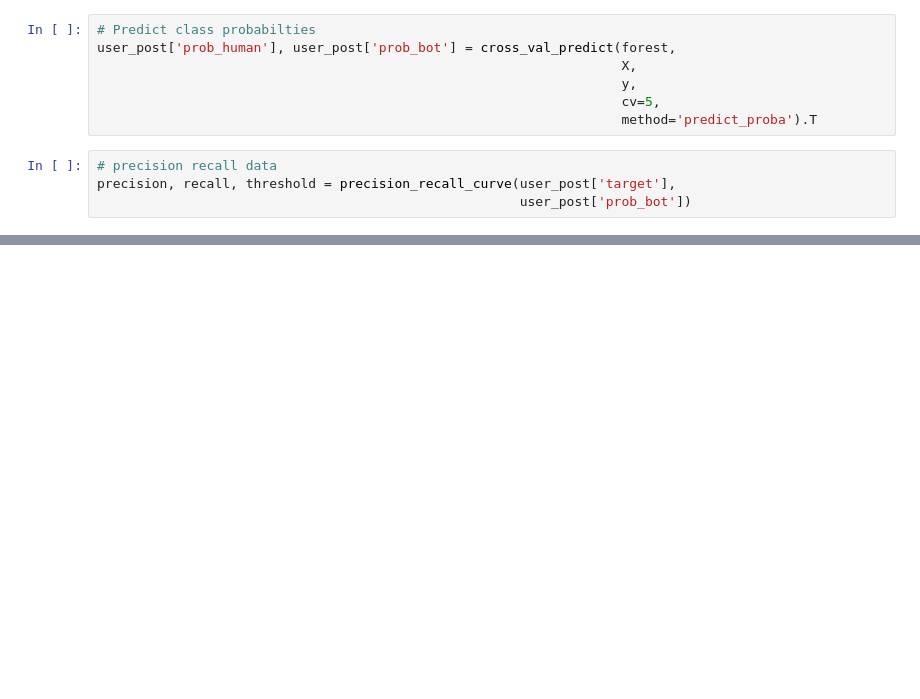
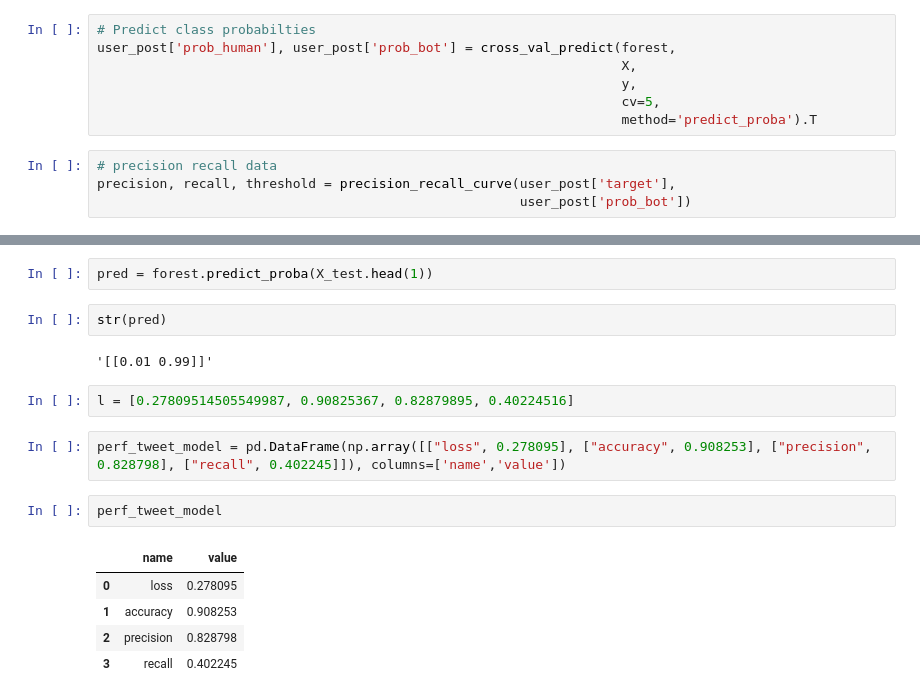
Before and after one commit to famagal/Twitter_bot_detection_713, a Jupyter notebook: notebooks/daniel_testing_notebook.ipynb, the cells around one changed output, grey strips where cells are left out. Cells and saved outputs as stored; diff of their text form; blank space fills up the shorter version.

```diff
--- a/notebooks/daniel_testing_notebook.ipynb
+++ b/notebooks/daniel_testing_notebook.ipynb
@@ -1090,0 +827,18 @@ Text(0.5, 0, 'recall')
+# %%
+pred = forest.predict_proba(X_test.head(1))
+# %%
+str(pred)
+# %% [output]
+'[[0.01 0.99]]'
+# %%
+l = [0.27809514505549987, 0.90825367, 0.82879895, 0.40224516]
+# %%
+perf_tweet_model = pd.DataFrame(np.array([["loss", 0.278095], ["accuracy", 0.908253], ["precision", 0.828798], ["recall", 0.402245]]), columns=['name','value'])
+# %%
+perf_tweet_model
+# %% [output]
+|  | name | value |
+| 0 | loss | 0.278095 |
+| 1 | accuracy | 0.908253 |
+| 2 | precision | 0.828798 |
+| 3 | recall | 0.402245 |
```
Also changed, not shown: parts of 76 cells of this notebook.
